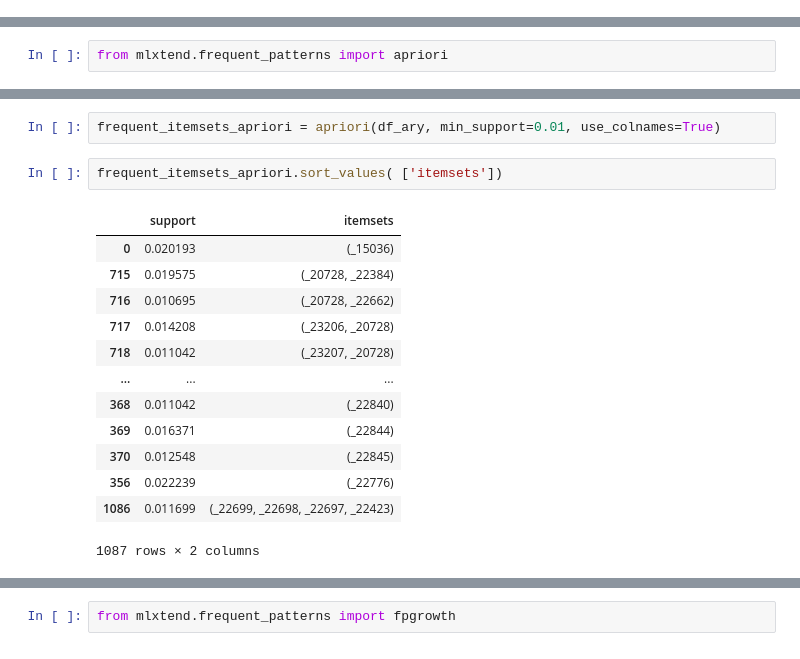
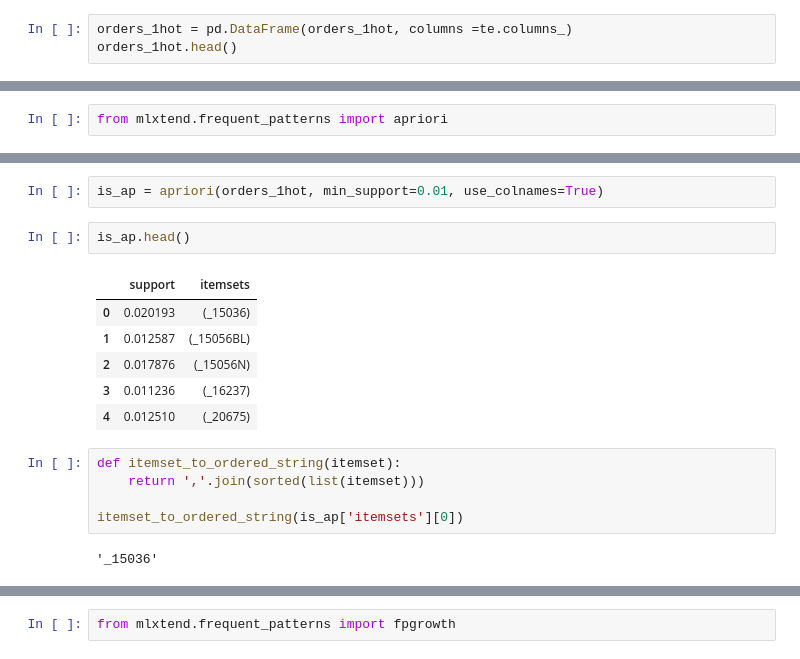
Before and after one commit to benbogart/frequently_bought_together, a Jupyter notebook: FP Growth.ipynb, the cells around one changed output, grey strips where cells are left out. Cells and saved outputs as stored; diff of their text form.

```diff
--- a/FP Growth.ipynb
+++ b/FP Growth.ipynb
@@ -210,0 +201,3 @@ df_ary.head()
+# %%
+orders_1hot = pd.DataFrame(orders_1hot, columns =te.columns_)
+orders_1hot.head()
@@ -217,20 +220,20 @@ frequent_itemsets_apriori = apriori(df_ary, min_support=0.01, use_colnames=True)
 # %% [output]
 2min 52s ± 0 ns per loop (mean ± std. dev. of 1 run, 1 loop each)
 # %%
-frequent_itemsets_apriori = apriori(df_ary, min_support=0.01, use_colnames=True)
+is_ap = apriori(orders_1hot, min_support=0.01, use_colnames=True)
-# %%
-frequent_itemsets_apriori.sort_values( ['itemsets'])
-# %% [output]
-|  | support | itemsets |
-| 0 | 0.020193 | (_15036) |
-| 715 | 0.019575 | (_20728, _22384) |
-| 716 | 0.010695 | (_20728, _22662) |
-| 717 | 0.014208 | (_23206, _20728) |
-| 718 | 0.011042 | (_23207, _20728) |
-| ... | ... | ... |
-| 368 | 0.011042 | (_22840) |
-| 369 | 0.016371 | (_22844) |
-| 370 | 0.012548 | (_22845) |
-| 356 | 0.022239 | (_22776) |
-| 1086 | 0.011699 | (_22699, _22698, _22697, _22423) |
-1087 rows × 2 columns
+# %%
+is_ap.head()
+# %% [output]
+|  | support | itemsets |
+| 0 | 0.020193 | (_15036) |
+| 1 | 0.012587 | (_15056BL) |
+| 2 | 0.017876 | (_15056N) |
+| 3 | 0.011236 | (_16237) |
+| 4 | 0.012510 | (_20675) |
+# %%
+def itemset_to_ordered_string(itemset):
+    return ','.join(sorted(list(itemset)))
+
+itemset_to_ordered_string(is_ap['itemsets'][0])
+# %% [output]
+'_15036'
```
Also changed, not shown: parts of 35 cells of this notebook.
